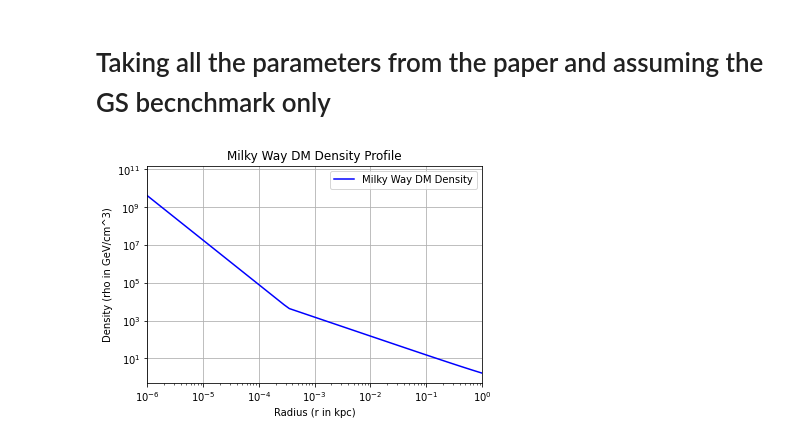
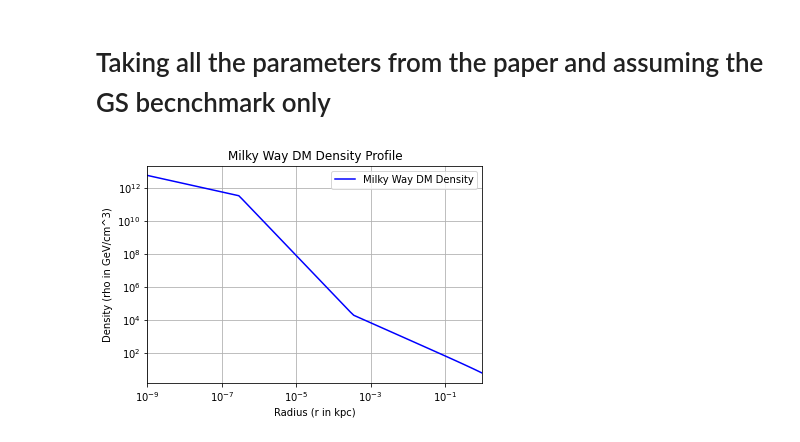
Before and after one commit to Ritabik/Darkmatter_annihilation, a Jupyter notebook: NFW_Reconstructions.ipynb, the cells around one changed output. Cells and saved outputs as stored; diff of their text form; code cells hidden in the pictures.

```diff
--- a/NFW_Reconstructions.ipynb
+++ b/NFW_Reconstructions.ipynb
@@ -226,8 +226,9 @@ r0 = 8.2  # Sun position in kpc
 rho_sat = 3.17*10**11
 
 # Function to calculate the NFW halo density profile
-def nfw_halo(r, rs, rho0, r0):
-    return (rho0 * ((r0 / rs) * (1 + r0 / rs)**(-2))) / ((r / rs) * (1 + r / rs)**(-2))
+def nfw_halo(r, rs):
+    x = r / rs
+    return rhos / (x * (1 + x)**2)
 
 # Function to calculate the DM mass density of the Milky Way
 def mw_density(r, Rs, Rsat, Rsp,gamma_sp):
@@ -244,37 +245,38 @@ def mw_density(r, Rs, Rsat, Rsp,gamma_sp):
     # Condition 3: Rsat ≤ r < Rsp
     mask_condition_3 = (r >= Rsat) & (r < Rsp)
     x = r[mask_condition_3]/ Rsp
-    density[mask_condition_3] = nfw_halo(Rsp, rs, rho0, r0)*x**(-gamma_sp)
+    density[mask_condition_3] = nfw_halo(Rsp, rs)*x**(-gamma_sp)
 
     # Condition 4: r ≥ Rsp
     mask_condition_4 = r >= Rsp
-    density[mask_condition_4] = nfw_halo(r[mask_condition_4], rs, rho0, r0)
+    density[mask_condition_4] = nfw_halo(r[mask_condition_4], rs)
 
     return density
 
 # Generate radii from 0.01 to 100 times the scale radius
 r = np.logspace(-9, 0, 100)
-
+rhos = (rho0 * ((r0 / rs) * (1 + r0 / rs)**(2)))
 # Parameters for the Milky Way density profile
-Rs = 3.8*10**(-7)  # Example value for Rs# Example value for Rsat
+Rs = 3.8*10**(-11)  # Example value for Rs# Example value for Rsat
 Rsp = 0.34*10**(-3)  # Example value for Rsp
  # Example value for rhosat
 gamma_sp=2.35
-Rsat = (((0.35/rho_sat)*(rs/Rsp)*((1+(Rsp/rs))**(-2)))**(1/gamma_sp))*Rsp
+Rsat = (((rhos/rho_sat)*(rs/Rsp)*((1+(Rsp/rs))**(-2)))**(1/gamma_sp))*Rsp
 
 # Calculate the density profile for the Milky Way
 density_mw = mw_density(r, Rs, Rsat, Rsp,gamma_sp)
 
 # Plot the Milky Way density profile
 plt.plot(r, density_mw,label='Milky Way DM Density', color='b')
 plt.xlabel('Radius (r in kpc)')
+
 plt.ylabel('Density (rho in GeV/cm^3)')
 plt.title('Milky Way DM Density Profile')
 plt.xscale('log')
 plt.yscale('log')
 plt.grid(True)
 plt.legend()
-plt.xlim([10**-6, 1])  # Set the desired x-axis limits
+plt.xlim([10**(-9), 1])  # Set the desired x-axis limits
 plt.show()
 # %% [output]
-[figure, old version]
+[figure, new version]
```
